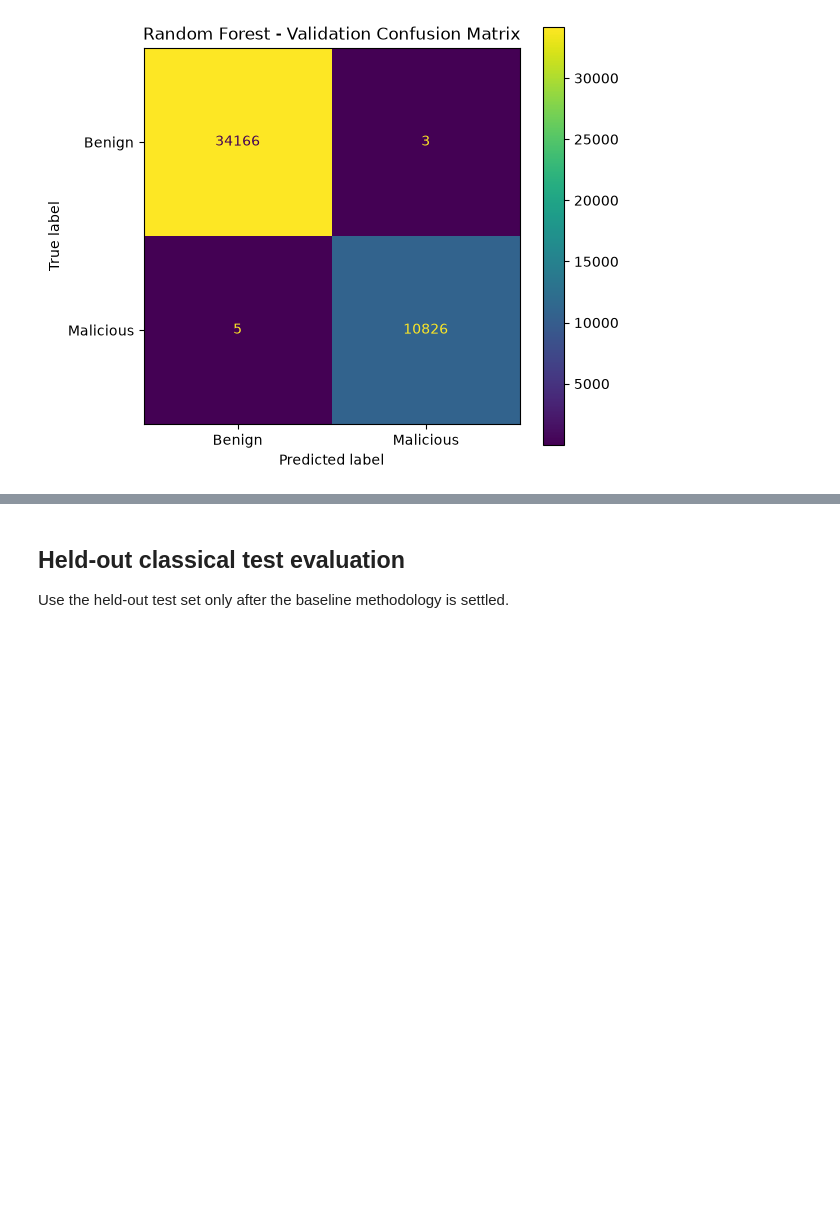
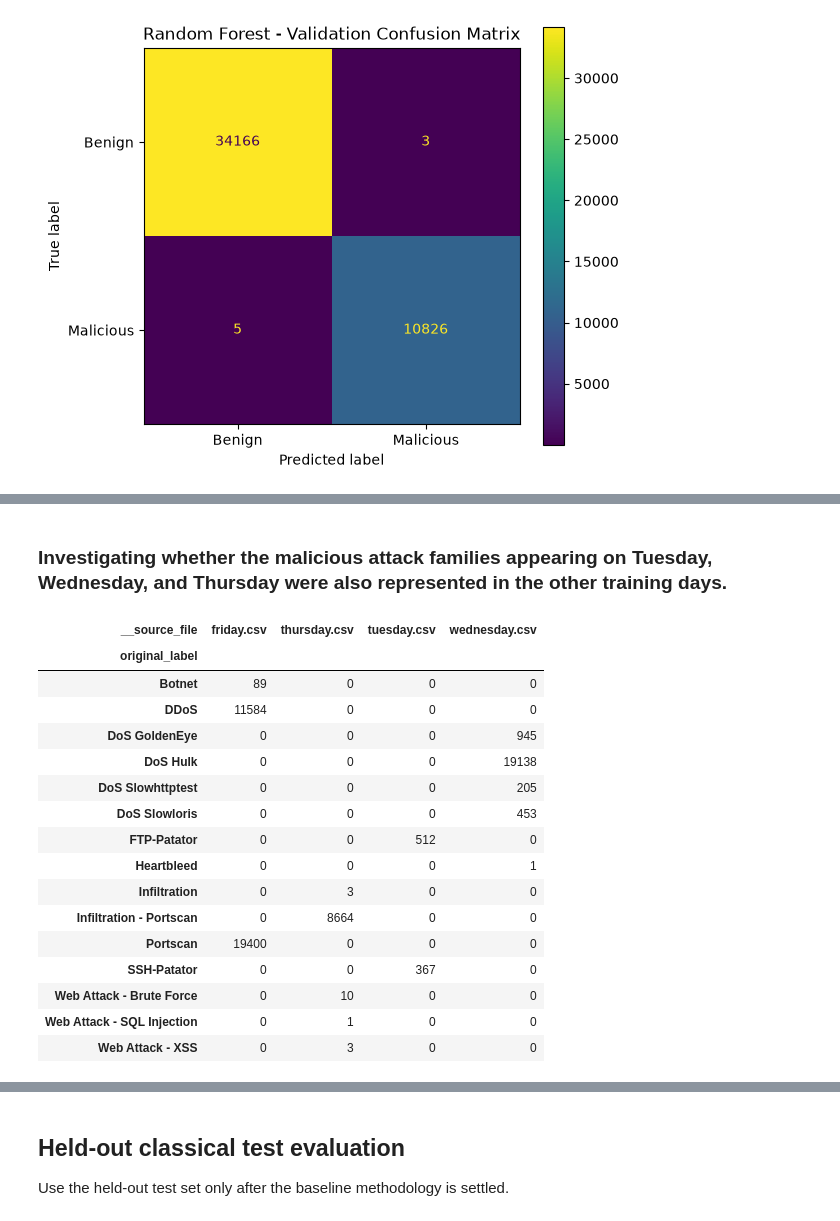
Before and after one commit to OOdunsi/Exploring-Quantum-Computing---CICIDS2017-Dataset-Test, a Jupyter notebook: notebooks/01_cicids2017_classical_baseline_v2.ipynb, the cells around one changed output, grey strips where cells are left out. Drawn from its saved outputs; the diff is of its cells as text; code cells hidden in the pictures; blank space fills up the shorter version.

```diff
--- a/notebooks/01_cicids2017_classical_baseline_v2.ipynb
+++ b/notebooks/01_cicids2017_classical_baseline_v2.ipynb
@@ -1179,0 +1533,41 @@ plt.show()
+# %% [markdown]
+### Investigating whether the malicious attack families appearing on Tuesday, Wednesday, and Thursday were also represented in the other training days.
+# %%
+source_label_df = pd.DataFrame({
+    "__source_file": meta_dev["__source_file"].to_numpy(),
+    "original_label": meta_dev["original_label"].to_numpy(),
+    "binary_target": y_dev.to_numpy()
+})
+
+successful_attacks = source_label_df[
+    source_label_df["binary_target"] == 1
+].copy()
+
+attack_family_by_source = pd.crosstab(
+    successful_attacks["original_label"],
+    successful_attacks["__source_file"]
+)
+
+display(attack_family_by_source)
+
+attack_family_by_source.to_csv(
+    RESULTS_DIR / "malicious_attack_family_by_source.csv"
+)
+# %% [output]
+| __source_file | friday.csv | thursday.csv | tuesday.csv | wednesday.csv |
+| original_label |  |  |  |  |
+| Botnet | 89 | 0 | 0 | 0 |
+| DDoS | 11584 | 0 | 0 | 0 |
+| DoS GoldenEye | 0 | 0 | 0 | 945 |
+| DoS Hulk | 0 | 0 | 0 | 19138 |
+| DoS Slowhttptest | 0 | 0 | 0 | 205 |
+| DoS Slowloris | 0 | 0 | 0 | 453 |
+| FTP-Patator | 0 | 0 | 512 | 0 |
+| Heartbleed | 0 | 0 | 0 | 1 |
+| Infiltration | 0 | 3 | 0 | 0 |
+| Infiltration - Portscan | 0 | 8664 | 0 | 0 |
+| Portscan | 19400 | 0 | 0 | 0 |
+| SSH-Patator | 0 | 0 | 367 | 0 |
+| Web Attack - Brute Force | 0 | 10 | 0 | 0 |
+| Web Attack - SQL Injection | 0 | 1 | 0 | 0 |
+| Web Attack - XSS | 0 | 3 | 0 | 0 |
```
Also changed, not shown: parts of 11 cells of this notebook.
